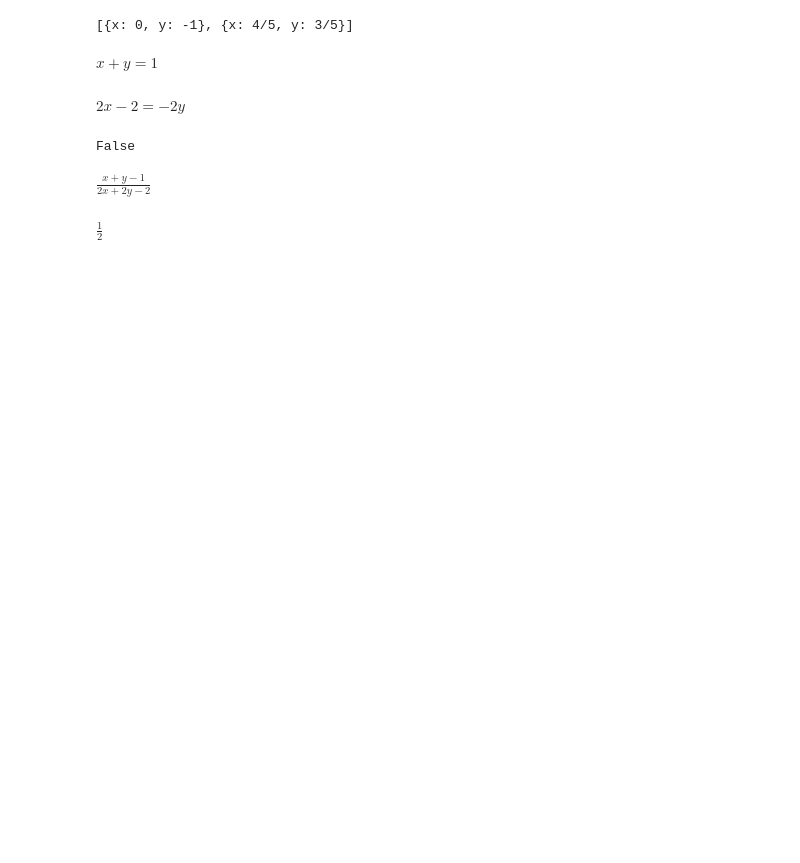
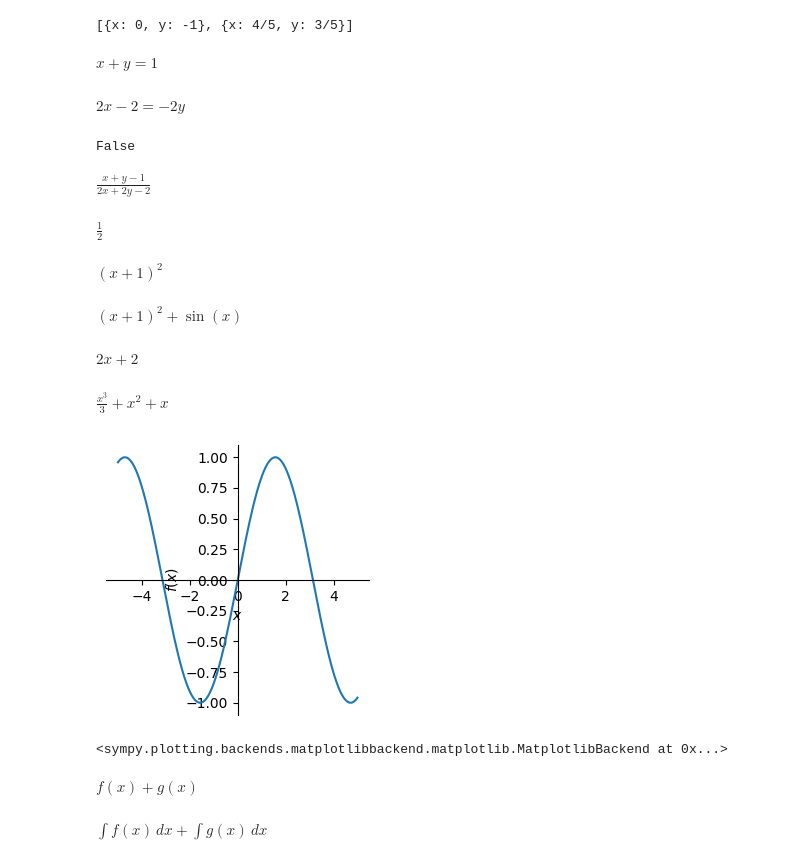
Before and after one commit to dchorazkiewicz/Math-2024-25-Winter, a Jupyter notebook: Test_notebooks/Co_to_jest_rownanie.ipynb, the cells around one changed output. Cells and saved outputs as stored; diff of their text form; code cells hidden in the pictures; blank space fills up the shorter version.

```diff
--- a/Test_notebooks/Co_to_jest_rownanie.ipynb
+++ b/Test_notebooks/Co_to_jest_rownanie.ipynb
@@ -236,3 +236,44 @@ $\displaystyle \frac{x + y - 1}{2 x + 2 y - 2}$
 sp.simplify(ratio)
 # %% [output]
 $\displaystyle \frac{1}{2}$
+# %%
+# Możemy definiować funkcje
+f=(x+1)**2
+g=sp.sin(x)
+# %%
+# Możemy wyświetlić funkcje
+f
+# %% [output]
+$\displaystyle \left(x + 1\right)^{2}$
+# %%
+# Możemy dodać funkcje
+f+g
+# %% [output]
+$\displaystyle \left(x + 1\right)^{2} + \sin{\left(x \right)}$
+# %%
+# Możemy różniczkować funkcje
+f.diff(x)
+# %% [output]
+$\displaystyle 2 x + 2$
+# %%
+# Możemy całkować funkcje
+f.integrate(x)
+# %% [output]
+$\displaystyle \frac{x^{3}}{3} + x^{2} + x$
+# %%
+# możemy rysoać funkcje
+sp.plot(g, (x, -5, 5))
+# %% [output]
+[figure, added]
+<sympy.plotting.backends.matplotlibbackend.matplotlib.MatplotlibBackend at 0x...>
+# %%
+# Możemy też definiować ogólne funkcje
+f, g = sp.symbols('f g', cls=sp.Function)
+f(x)+g(x)
+# %% [output]
+$\displaystyle f{\left(x \right)} + g{\left(x \right)}$
+# %%
+# możemy zobaczyć jedną z reguł całkowania
+sp.expand(sp.integrate(f(x)+g(x), x))
+# %% [output]
+$\displaystyle \int f{\left(x \right)}\, dx + \int g{\left(x \right)}\, dx$
```
Also changed, not shown: parts of 4 cells of this notebook.
